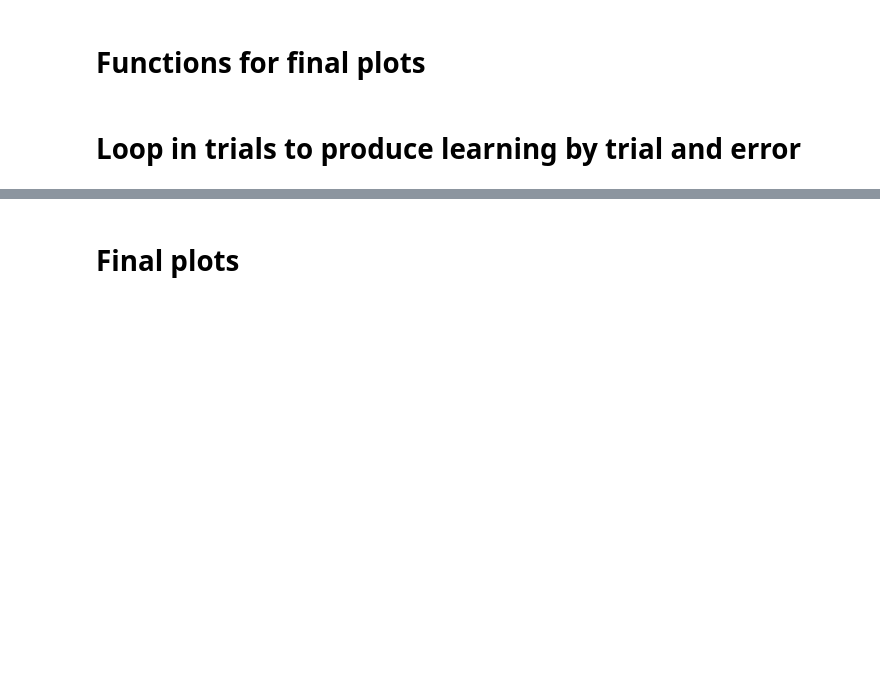
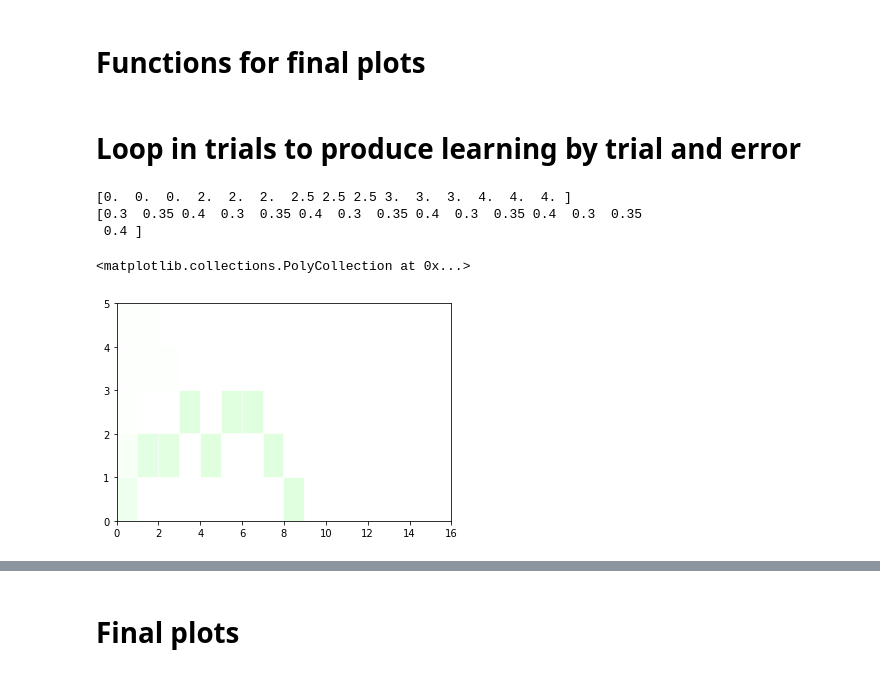
Before and after one commit to Stefunken/q-learning-treadmill, a Jupyter notebook: q-learning-treadmill-env-all-representations.ipynb, the cells around one changed output, grey strips where cells are left out. Cells and saved outputs as stored; diff of their text form; code cells hidden in the pictures; blank space fills up the shorter version.

```diff
--- a/q-learning-treadmill-env-all-representations.ipynb
+++ b/q-learning-treadmill-env-all-representations.ipynb
@@ -26,10 +26,13 @@ internal_representation = 2 # 0=time index, 1=position and time index, 2=positio
 
 if internal_representation == 0:
     results_folder = 'Results-Front-0.5-TimeIndex-' + str(now)[:16]
+    file_to_save_name = 'Results_TimeIndex.pickle'
 elif internal_representation == 1:
     results_folder = 'Results-Front-0.5-TimePositionIndex-' + str(now)[:16]
+    file_to_save_name = 'Results_TimePositionIndex.pickle'
 else:
     results_folder = 'Results-Front-0.5-PositionIndexRearWall-' + str(now)[:16]
+    file_to_save_name = 'Results_PositionIndexRearWall.pickle'
 
 ############################################################################################
 
@@ -602,8 +662,8 @@ r_max = 3 # these parañeters are defined in the environment
 cost = -.1
 epsilon_rews = 1/tps*(r_max+cost*n_times)
 
-aux_invT = [4,3,2.5,2,0]
-aux_invT_step = [.4,.35,.3]
+aux_invT = [0,2,2.5,3,4]
+aux_invT_step = [.3,.35,.4]
 invT_vect, invT_step_vect = np.meshgrid(aux_invT, aux_invT_step)
 invT_vect = invT_vect.flatten('F')
 invT_step_vect = invT_step_vect.flatten('F')
@@ -613,6 +673,11 @@ all_times_median = np.zeros((len(seed_vector),n_sessions))
 all_times_std = np.zeros((len(seed_vector),n_sessions))
 
 
+TR_correct_last = np.zeros((n_positions,n_times,len(seed_vector)))
+TR_error_last = np.zeros((n_positions,n_times,len(seed_vector)))
+TR_omission_last = np.zeros((n_positions,n_times,len(seed_vector)))
+sequence_all_states_last = []
+correct_all_last = []
 for ind_agent, ind_seed in enumerate(seed_vector):
 
     seed_num = ind_seed
@@ -766,10 +831,38 @@ for ind_agent, ind_seed in enumerate(seed_vector):
         correct_all.append(correct)
         entrance_times.append(i_time+1)
 
+        if i_Q == n_sessions-1:
+            sequence_all_states_last.append(sequence_trial_states) # last states
+            correct_all_last.append(correct)
+
 
     for i_s in range(len(sessions)-1):
         times = [x for x in entrance_times[sessions[i_s]:sessions[i_s+1]] if x is not 15]
         all_times_median[ind_agent,i_s] = np.median(times,axis=0)
         all_times_std[ind_agent,i_s] = np.std(times,axis=0)
 
-    %run plot-all-the-results.ipynb
+
+    TR_correct_last[:,:,ind_agent] = TR_correct[:,:,i_Q]
+    TR_error_last[:,:,ind_agent] = TR_error[:,:,i_Q]
+    TR_omission_last[:,:,ind_agent] = TR_omission[:,:,i_Q]
+    #%run plot-all-the-results.ipynb
+
+    with open(file_to_save_name, 'wb') as f:
+        pickle.dump([all_times_median, all_times_std,TR_correct_last,TR_error_last,TR_omission_last,sequence_all_states_last,correct_all_last,TR_correct,TR_error,TR_omission,sequence_all_states,correct_all], f)
+        f.close()
+# %%
+print(invT_vect)
+print(invT_step_vect)
+# %% [output]
+[0.  0.  0.  2.  2.  2.  2.5 2.5 2.5 3.  3.  3.  4.  4.  4. ]
+[0.3  0.35 0.4  0.3  0.35 0.4  0.3  0.35 0.4  0.3  0.35 0.4  0.3  0.35
+ 0.4 ]
+# %%
+p_TR_correct_TP
+alpha = .5
+plt.pcolor(p_TR_correct_TP[:,:,i_s], edgecolors='none', linewidths=1, cmap=cmapCorrect, vmin=0.0, vmax=1.0,alpha=alpha)
+plt.pcolor(p_TR_error_TP[:,:,i_s], edgecolors='none', linewidths=1, cmap=cmapError, vmin=0.0, vmax=1.0,alpha=alpha)
+plt.pcolor(p_TR_omission_TP[:,:,i_s], edgecolors='none', linewidths=1, cmap=cmapOmission, vmin=0.0, vmax=1.0,alpha=alpha)
+# %% [output]
+<matplotlib.collections.PolyCollection at 0x...>
+[figure, added]
```
Also changed, not shown: parts of 11 cells of this notebook, 1 other file.
